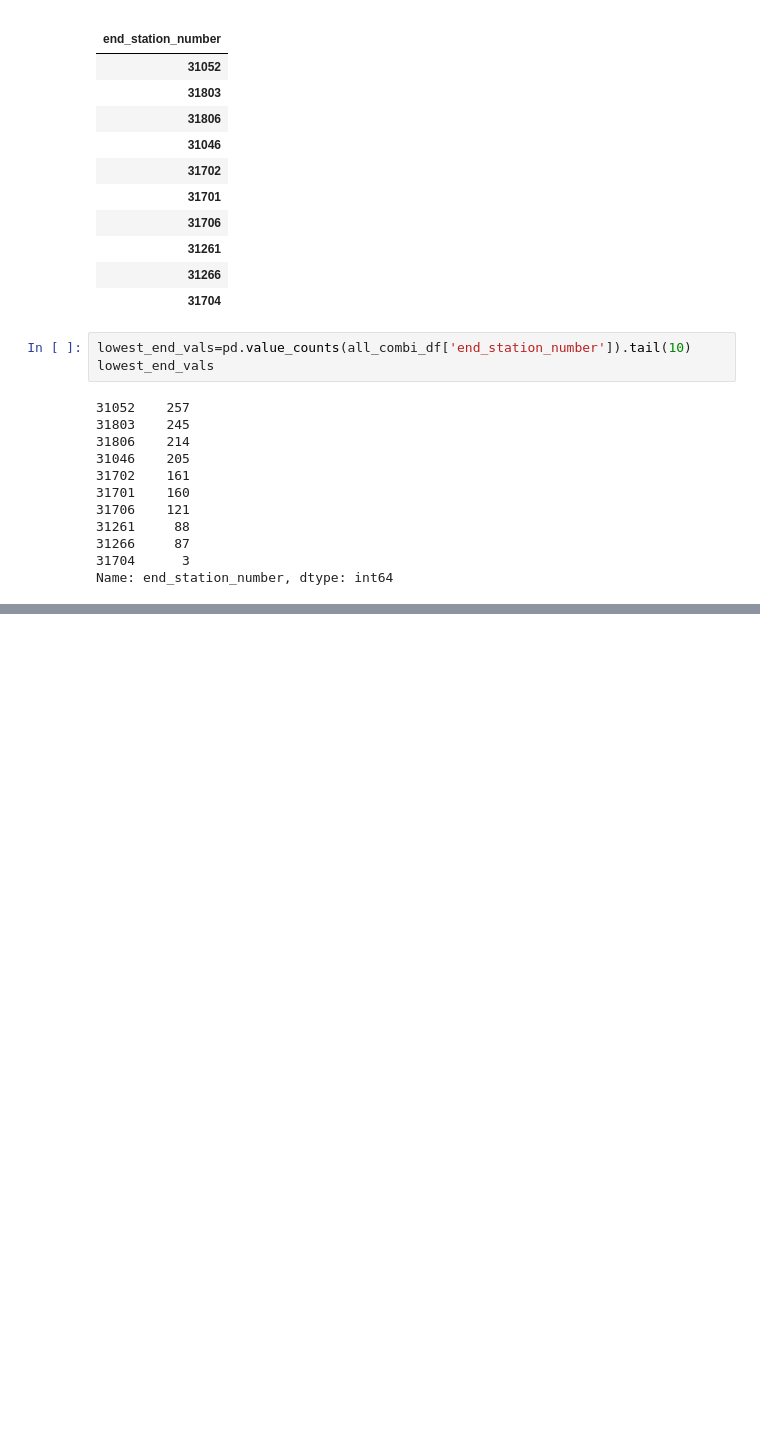
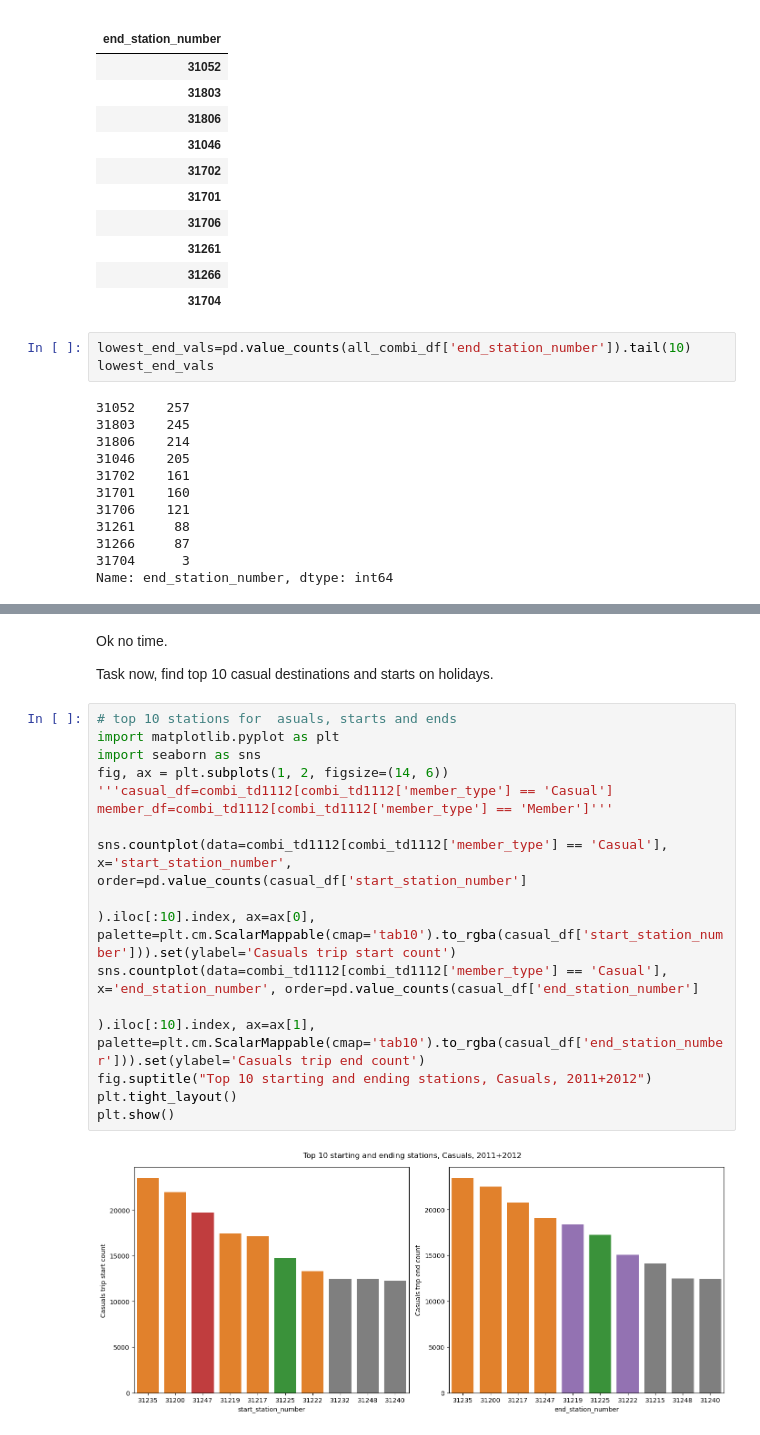
Before and after one commit to cdb8675309/Project3_Sprint-2, a Jupyter notebook: P3_S2.ipynb, the cells around one changed output, grey strips where cells are left out. Cells and saved outputs as stored; diff of their text form; blank space fills up the shorter version.

```diff
--- a/P3_S2.ipynb
+++ b/P3_S2.ipynb
@@ -1235,0 +1373,21 @@ for i in all_combi_df['end_station_number']:
+# %% [markdown]
+Ok no time.
+
+Task now, find top 10 casual destinations and starts on holidays.
+# %%
+# top 10 stations for  asuals, starts and ends
+import matplotlib.pyplot as plt
+import seaborn as sns
+fig, ax = plt.subplots(1, 2, figsize=(14, 6))
+'''casual_df=combi_td1112[combi_td1112['member_type'] == 'Casual']
+member_df=combi_td1112[combi_td1112['member_type'] == 'Member']'''
+
+sns.countplot(data=combi_td1112[combi_td1112['member_type'] == 'Casual'], x='start_station_number', order=pd.value_counts(casual_df['start_station_number']
+                                                                                                                          ).iloc[:10].index, ax=ax[0], palette=plt.cm.ScalarMappable(cmap='tab10').to_rgba(casual_df['start_station_number'])).set(ylabel='Casuals trip start count')
+sns.countplot(data=combi_td1112[combi_td1112['member_type'] == 'Casual'], x='end_station_number', order=pd.value_counts(casual_df['end_station_number']
+                                                                                                                        ).iloc[:10].index, ax=ax[1], palette=plt.cm.ScalarMappable(cmap='tab10').to_rgba(casual_df['end_station_number'])).set(ylabel='Casuals trip end count')
+fig.suptitle("Top 10 starting and ending stations, Casuals, 2011+2012")
+plt.tight_layout()
+plt.show()
+# %% [output]
+[figure, added]
```
Also changed, not shown: parts of 42 cells of this notebook.
